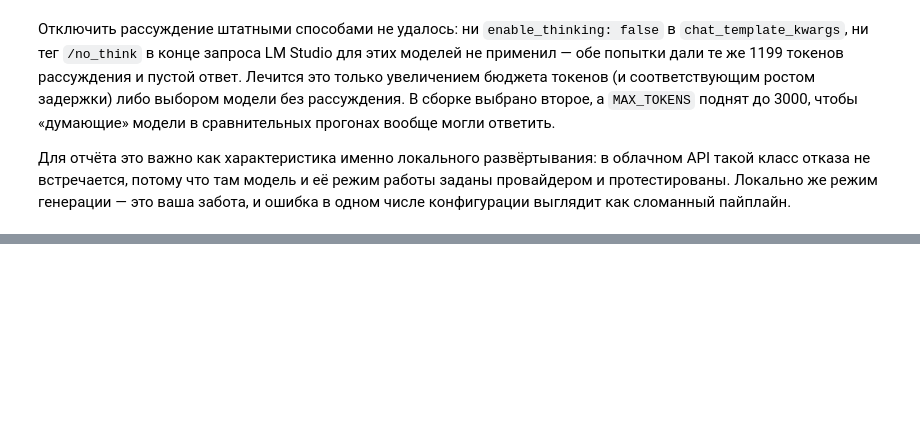
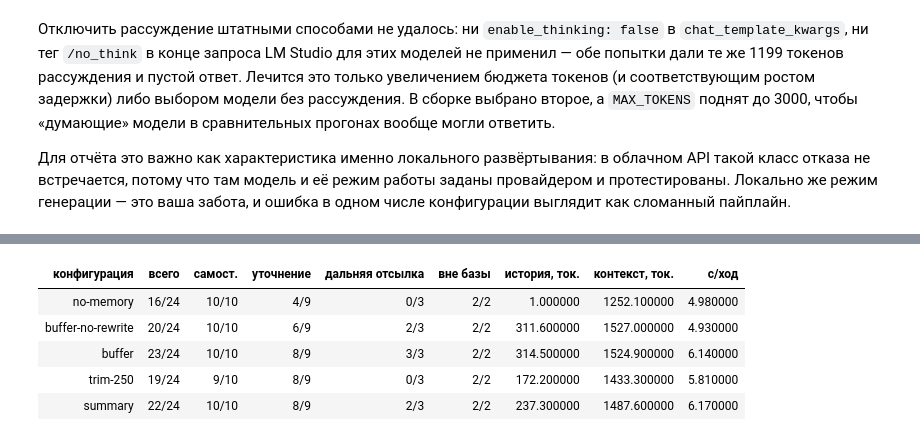
Before and after one commit to AlexIntellySoft/llm-4, a Jupyter notebook: notebooks/rag_report.ipynb, the cells around one changed output, grey strips where cells are left out. Drawn from its saved outputs; the diff is of its cells as text; code cells hidden in the pictures; blank space fills up the shorter version.

```diff
--- a/notebooks/rag_report.ipynb
+++ b/notebooks/rag_report.ipynb
@@ -941,0 +1042,26 @@ API такой класс отказа не встречается, потому
+# %%
+dlg = load("exp_dialog")["by_config"]
+KINDS = ["simple", "followup", "longrange", "offbase"]
+KIND_RU = {"simple": "самост.", "followup": "уточнение",
+           "longrange": "дальняя отсылка", "offbase": "вне базы"}
+
+rows = []
+for name, obj in dlg.items():
+    s = obj["summary"]
+    row = {"конфигурация": name, "всего": f"{s['passed']}/{s['total']}"}
+    for k in KINDS:
+        b = s["by_kind"].get(k, {})
+        row[KIND_RU[k]] = f"{b.get('passed', 0)}/{b.get('total', 0)}"
+    row["история, ток."] = s["avg_history_tokens"]
+    row["контекст, ток."] = s["avg_prompt_tokens"]
+    row["с/ход"] = s["avg_total_s"]
+    rows.append(row)
+dlgdf = pd.DataFrame(rows)
+display(dlgdf.style.hide(axis="index"))
+# %% [output]
+| конфигурация | всего | самост. | уточнение | дальняя отсылка | вне базы | история, ток. | контекст, ток. | с/ход |
+| no-memory | 16/24 | 10/10 | 4/9 | 0/3 | 2/2 | 1.000000 | 1252.100000 | 4.980000 |
+| buffer-no-rewrite | 20/24 | 10/10 | 6/9 | 2/3 | 2/2 | 311.600000 | 1527.000000 | 4.930000 |
+| buffer | 23/24 | 10/10 | 8/9 | 3/3 | 2/2 | 314.500000 | 1524.900000 | 6.140000 |
+| trim-250 | 19/24 | 9/10 | 8/9 | 0/3 | 2/2 | 172.200000 | 1433.300000 | 5.810000 |
+| summary | 22/24 | 10/10 | 8/9 | 2/3 | 2/2 | 237.300000 | 1487.600000 | 6.170000 |
```
Also changed, not shown: parts of 14 cells of this notebook, 19 other files.
